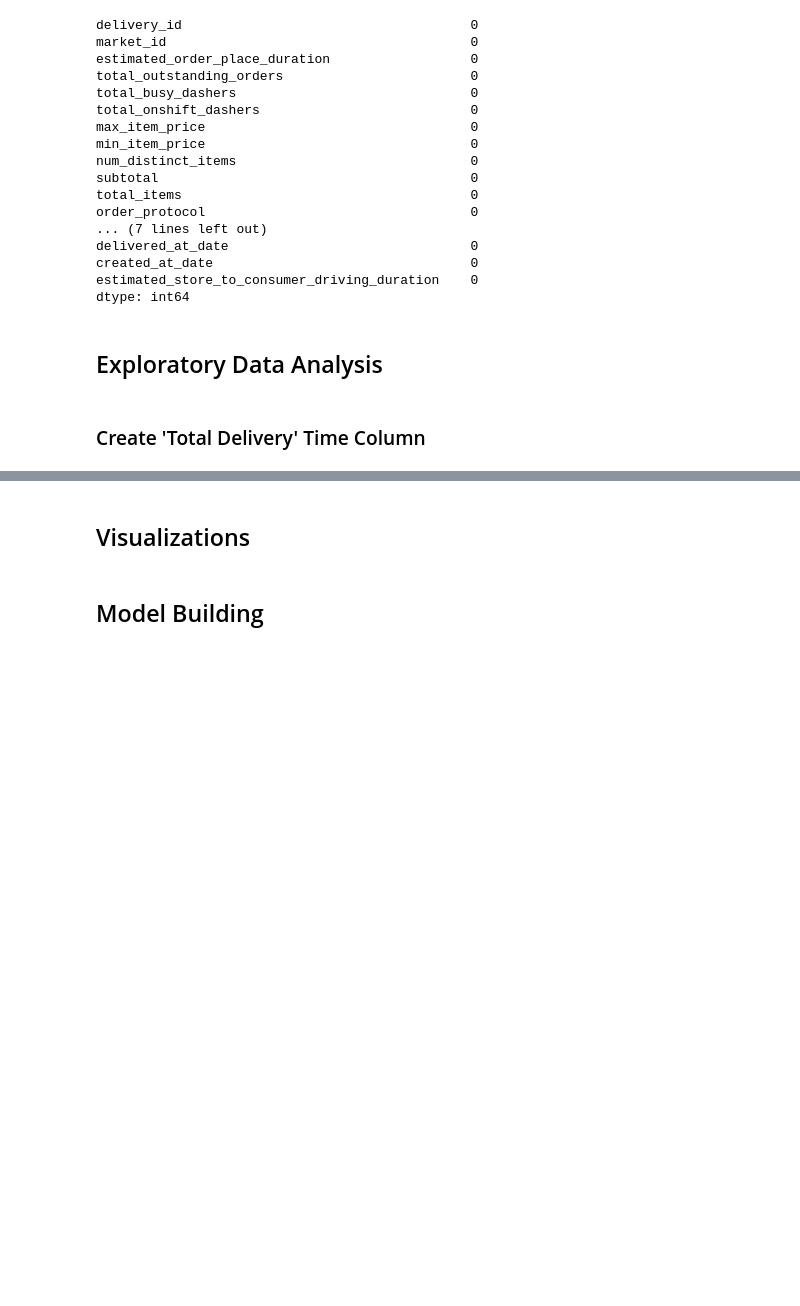
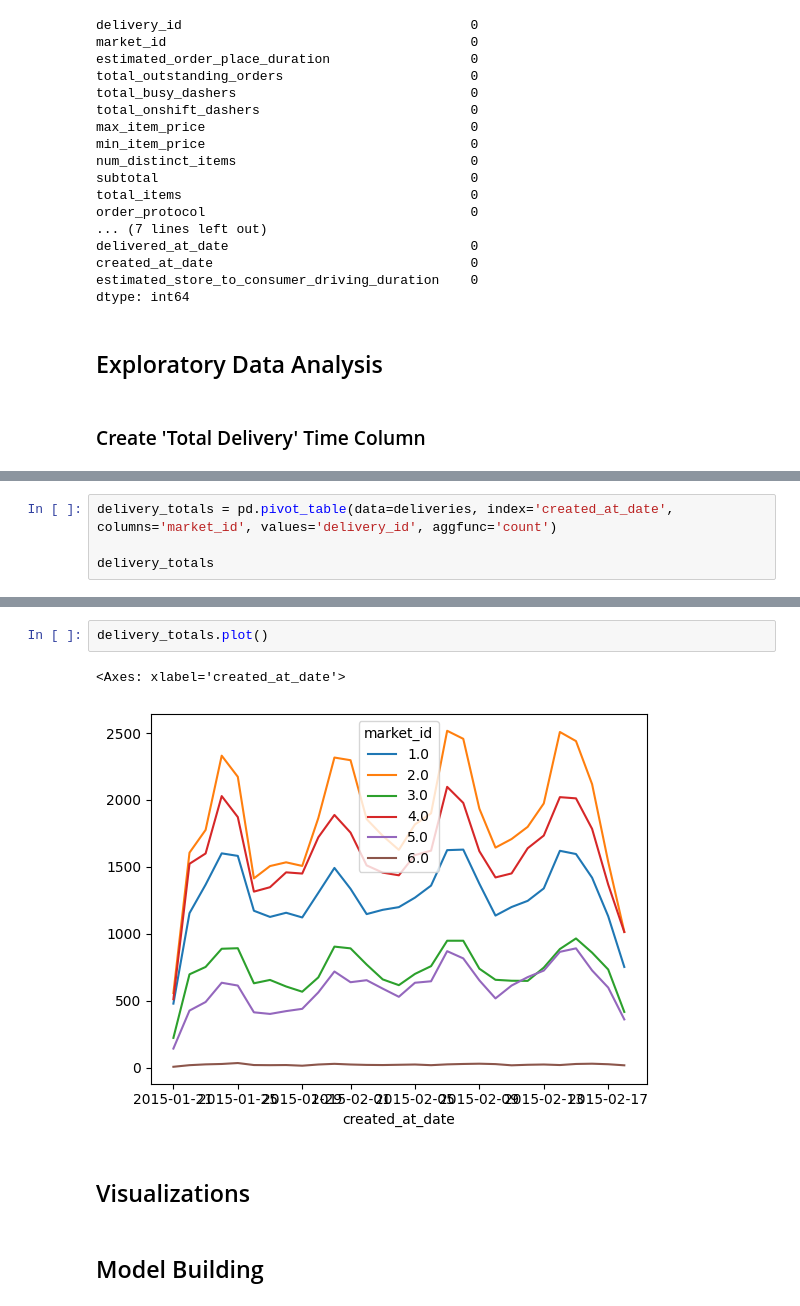
Before and after one commit to ShaneJett-DS/Doordash_Delivery_Analysis, a Jupyter notebook: delivery_eda.ipynb, the cells around one changed output, grey strips where cells are left out. Drawn from its saved outputs; the diff is of its cells as text; blank space fills up the shorter version.

Commit message:
eda updated; line graph added

```diff
--- a/delivery_eda.ipynb
+++ b/delivery_eda.ipynb
@@ -238,0 +265,4 @@ deliveries
+# %%
+delivery_totals = pd.pivot_table(data=deliveries, index='created_at_date', columns='market_id', values='delivery_id', aggfunc='count')
+
+delivery_totals
@@ -239,3 +288,8 @@ deliveries
+# %%
+delivery_totals.plot()
+# %% [output]
+<Axes: xlabel='created_at_date'>
+[figure, added]
 # %% [markdown]
 ## Visualizations
 # %% [markdown]
```
Also changed, not shown: parts of 8 cells of this notebook.
